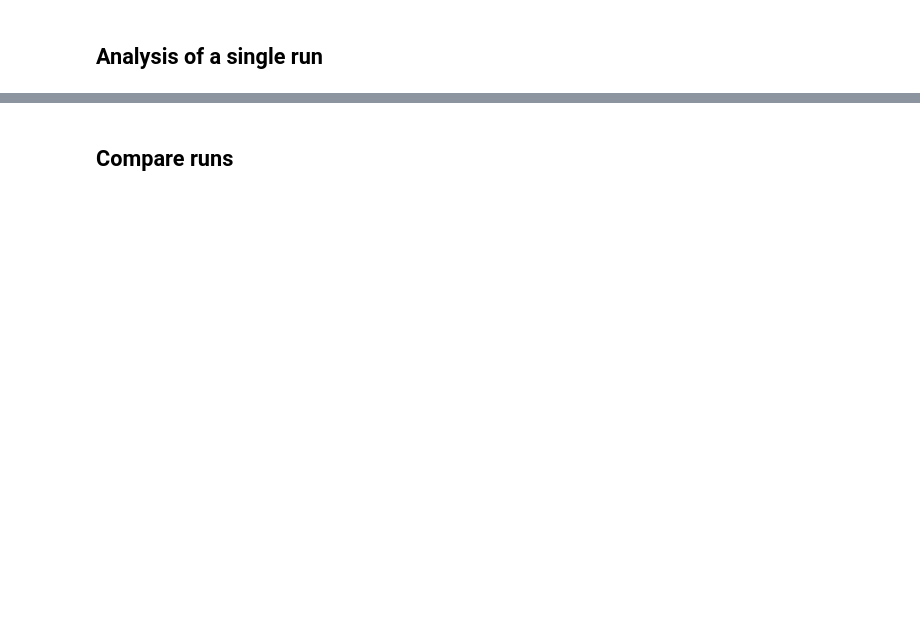
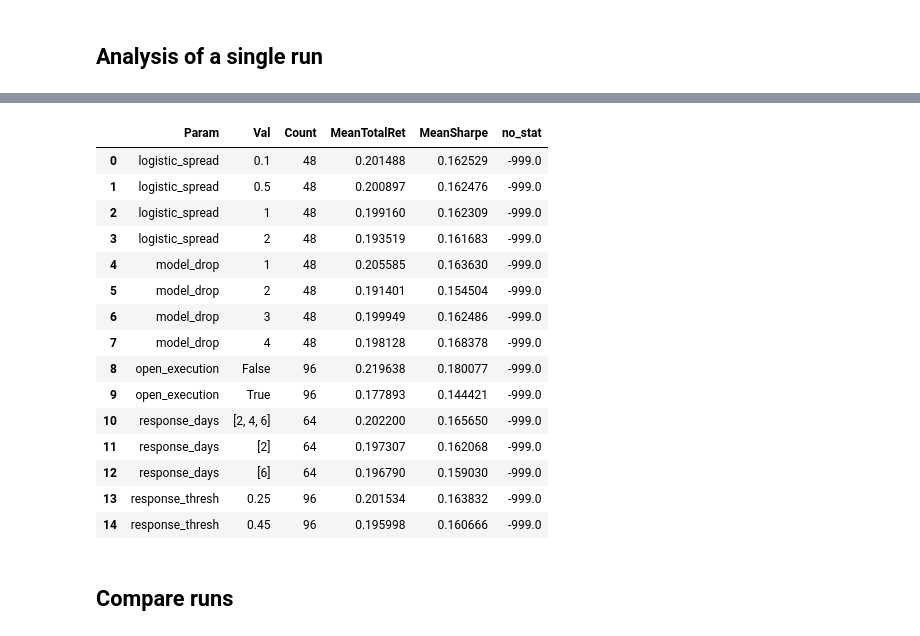
Before and after one commit to ryanoley/ram, a Jupyter notebook: examples/LongPEAD.ipynb, the cells around one changed output, grey strips where cells are left out. Saved outputs shown, nothing was run; the diff lists cells and outputs as text; code cells hidden in the pictures; blank space fills up the shorter version.

```diff
--- a/examples/LongPEAD.ipynb
+++ b/examples/LongPEAD.ipynb
@@ -78,4 +80,25 @@ rm1.returns.mean() * 252 / rm1.returns.std() / np.sqrt(252)
 dtype: float64
+# %%
+rm1 = RunManager('LongPeadStrategy', 'run_0057', test_periods=0)
+rm1.import_return_frame()
+rm1.analyze_parameters()
+# %% [output]
+|  | Param | Val | Count | MeanTotalRet | MeanSharpe | no_stat |
+| 0 | logistic_spread | 0.1 | 48 | 0.201488 | 0.162529 | -999.0 |
+| 1 | logistic_spread | 0.5 | 48 | 0.200897 | 0.162476 | -999.0 |
+| 2 | logistic_spread | 1 | 48 | 0.199160 | 0.162309 | -999.0 |
+| 3 | logistic_spread | 2 | 48 | 0.193519 | 0.161683 | -999.0 |
+| 4 | model_drop | 1 | 48 | 0.205585 | 0.163630 | -999.0 |
+| 5 | model_drop | 2 | 48 | 0.191401 | 0.154504 | -999.0 |
+| 6 | model_drop | 3 | 48 | 0.199949 | 0.162486 | -999.0 |
+| 7 | model_drop | 4 | 48 | 0.198128 | 0.168378 | -999.0 |
+| 8 | open_execution | False | 96 | 0.219638 | 0.180077 | -999.0 |
+| 9 | open_execution | True | 96 | 0.177893 | 0.144421 | -999.0 |
+| 10 | response_days | [2, 4, 6] | 64 | 0.202200 | 0.165650 | -999.0 |
+| 11 | response_days | [2] | 64 | 0.197307 | 0.162068 | -999.0 |
+| 12 | response_days | [6] | 64 | 0.196790 | 0.159030 | -999.0 |
+| 13 | response_thresh | 0.25 | 96 | 0.201534 | 0.163832 | -999.0 |
+| 14 | response_thresh | 0.45 | 96 | 0.195998 | 0.160666 | -999.0 |
 # %% [markdown]
 ## Compare runs
 # %%
```
Also changed, not shown: parts of 4 cells of this notebook, 3 other files.
